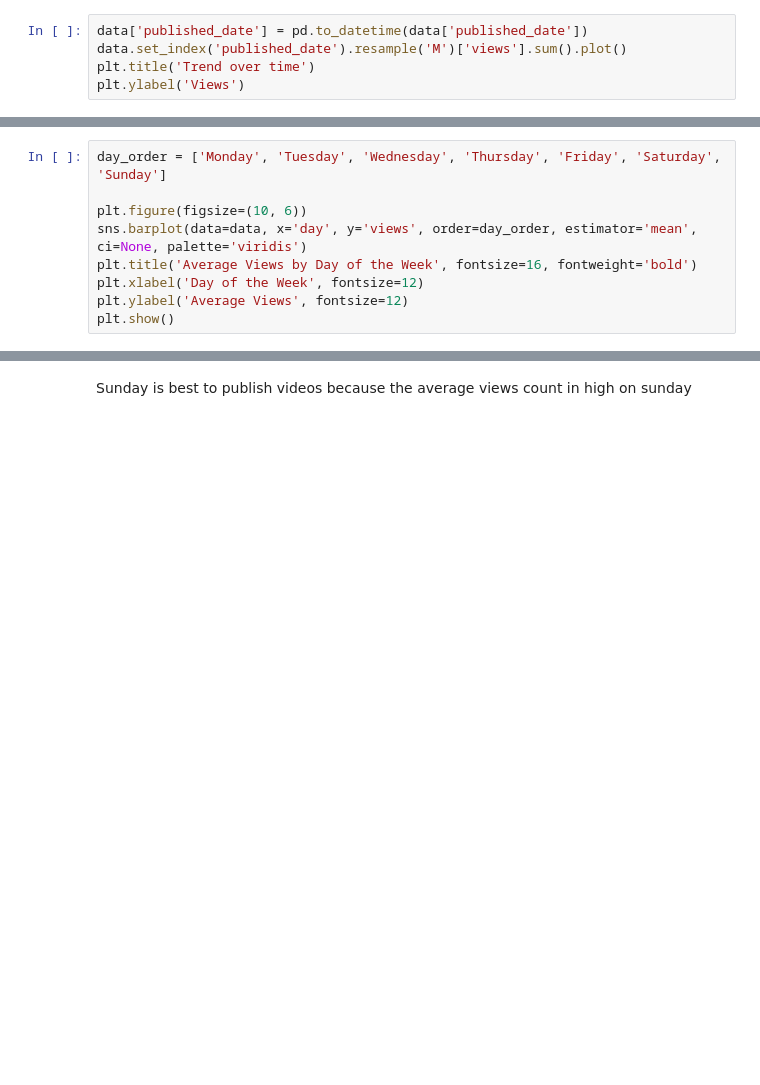
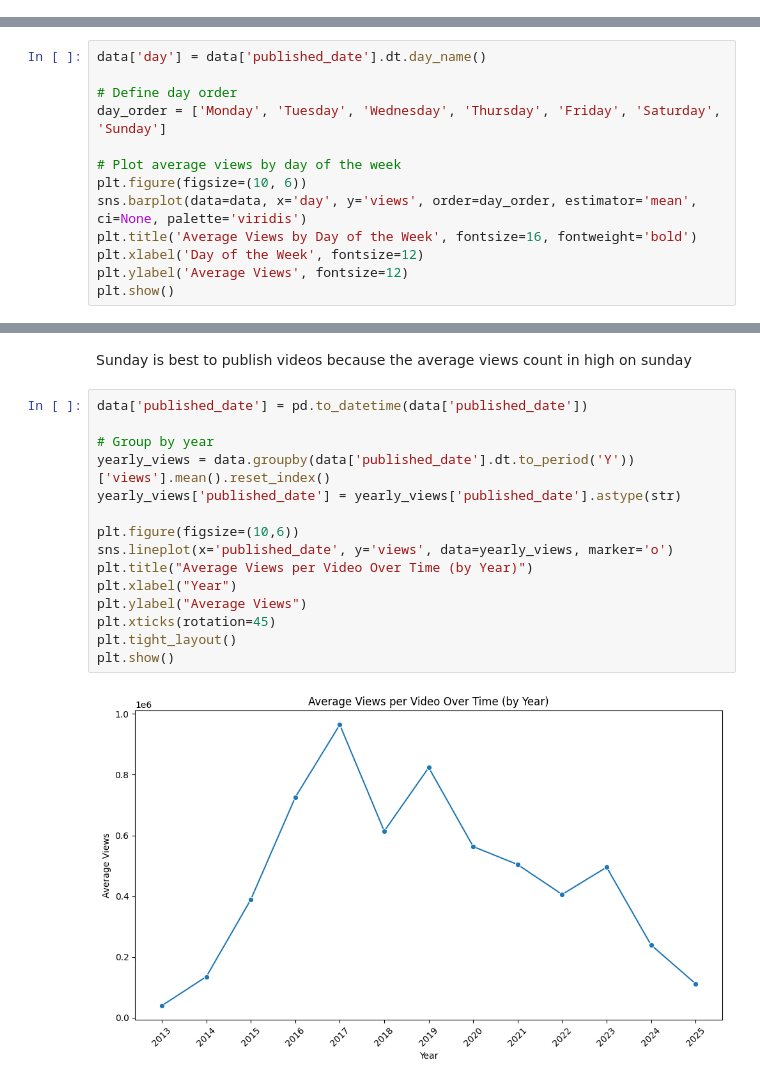
Before and after one commit to DharshiniRaji/YouTube_Analysis, a Jupyter notebook: EDA.ipynb, the cells around one changed output, grey strips where cells are left out. Cells and saved outputs as stored; diff of their text form; blank space fills up the shorter version.

```diff
--- a/EDA.ipynb
+++ b/EDA.ipynb
@@ -248,8 +248,3 @@ plt.show()
 [figure]
 [figure]
 [figure]
-# %%
-data['published_date'] = pd.to_datetime(data['published_date'])
-data.set_index('published_date').resample('M')['views'].sum().plot()
-plt.title('Trend over time')
-plt.ylabel('Views')
@@ -259,6 +251,10 @@ Text(0, 0.5, 'Views')
 # %%
+data['day'] = data['published_date'].dt.day_name()
+
+# Define day order
 day_order = ['Monday', 'Tuesday', 'Wednesday', 'Thursday', 'Friday', 'Saturday', 'Sunday']
 
+# Plot average views by day of the week
 plt.figure(figsize=(10, 6))
 sns.barplot(data=data, x='day', y='views', order=day_order, estimator='mean', ci=None, palette='viridis')
 plt.title('Average Views by Day of the Week', fontsize=16, fontweight='bold')
@@ -276,3 +272,20 @@ Passing `palette` without assigning `hue` is deprecated and will be removed in v
 [figure]
 # %% [markdown]
 Sunday is best to publish videos because the average views count in high on sunday
+# %%
+data['published_date'] = pd.to_datetime(data['published_date'])
+
+# Group by year
+yearly_views = data.groupby(data['published_date'].dt.to_period('Y'))['views'].mean().reset_index()
+yearly_views['published_date'] = yearly_views['published_date'].astype(str)
+
+plt.figure(figsize=(10,6))
+sns.lineplot(x='published_date', y='views', data=yearly_views, marker='o')
+plt.title("Average Views per Video Over Time (by Year)")
+plt.xlabel("Year")
+plt.ylabel("Average Views")
+plt.xticks(rotation=45)
+plt.tight_layout()
+plt.show()
+# %% [output]
+[figure, added]
```
Also changed, not shown: parts of 2 cells of this notebook, 5 other files.
